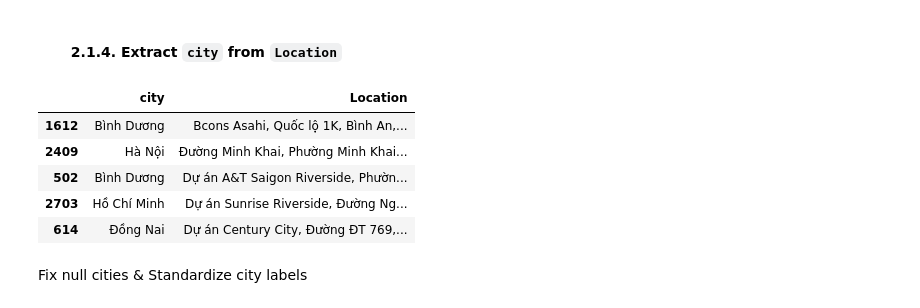
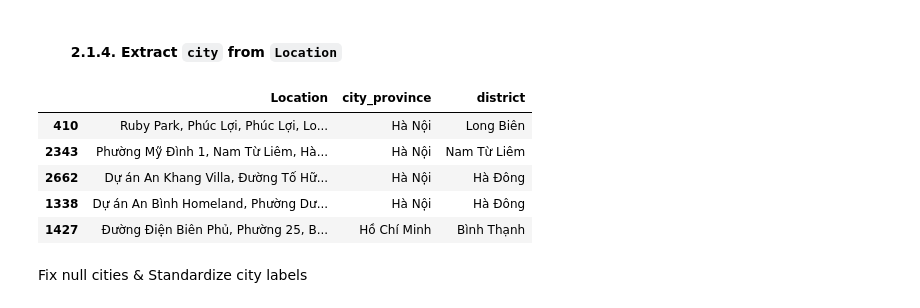
Before and after one commit to QuangHD4/real-estate-vietnam-analysis, a Jupyter notebook: notebooks/extract_3.ipynb, the cells around one changed output. Cells and saved outputs as stored; diff of their text form; code cells hidden in the pictures.

```diff
--- a/notebooks/extract_3.ipynb
+++ b/notebooks/extract_3.ipynb
@@ -241,34 +240,27 @@ df[['property_type', 'short_url']].sample(5)
 # %% [markdown]
 #### &emsp;&emsp; 2.1.4. Extract `city` from `Location`
 # %%
-def extract_city(s:str, to_english:bool=False) -> str:
-    if not isinstance(s,str) or not s:
+def extract_location_detail(addr: str, level:int) -> str|None:
+    '''
+    level:int - the level of details to extract from the address. 1 -> Province; 2 -> District
+    '''
+    if not isinstance(addr, str) or not addr.strip():
         return None
-
-    results = re.search(r'.*,(.*$)', s)
-    if not results:
-        return None
-
-    city_vi = results.group(1).strip()
-    city_vi = city_vi.replace('.','')
-    if to_english:
-        city_en = unicodedata.normalize('NFD', city_vi)
-        # Remove combining diacritical marks
-        city_en = re.sub(r'[\u0300-\u036f]', '', city_en)
-        # Replace special Vietnamese letter "đ" and "Đ"
-        city_en = city_en.replace('đ', 'd').replace('Đ', 'D')
-        return city_en
-    else:
-        return city_vi
+    parts = [p.strip() for p in addr.split(",") if p.strip() != ""]
+    if len(parts) >= level:
+        result = parts[-level].replace('.','')
+        return result
+    return None
 # %%
-df['city'] = df.Location.apply(extract_city)
-df[['city', 'Location']].sample(5)
+df['city_province'] = df.Location.apply(extract_location_detail, level = 1)
+df['district'] = df.Location.apply(extract_location_detail, level = 2)
+df[['Location', 'city_province', 'district']].sample(5)
 # %% [output]
-|  | city | Location |
-| 1612 | Bình Dương | Bcons Asahi, Quốc lộ 1K, Bình An,... |
-| 2409 | Hà Nội | Đường Minh Khai, Phường Minh Khai... |
-| 502 | Bình Dương | Dự án A&T Saigon Riverside, Phườn... |
-| 2703 | Hồ Chí Minh | Dự án Sunrise Riverside, Đường Ng... |
-| 614 | Đồng Nai | Dự án Century City, Đường ĐT 769,... |
+|  | Location | city_province | district |
+| 410 | Ruby Park, Phúc Lợi, Phúc Lợi, Lo... | Hà Nội | Long Biên |
+| 2343 | Phường Mỹ Đình 1, Nam Từ Liêm, Hà... | Hà Nội | Nam Từ Liêm |
+| 2662 | Dự án An Khang Villa, Đường Tố Hữ... | Hà Nội | Hà Đông |
+| 1338 | Dự án An Bình Homeland, Phường Dư... | Hà Nội | Hà Đông |
+| 1427 | Đường Điện Biên Phủ, Phường 25, B... | Hồ Chí Minh | Bình Thạnh |
 # %% [markdown]
 Fix null cities & Standardize city labels
```
Also changed, not shown: parts of 11 cells of this notebook, 7 other files.
